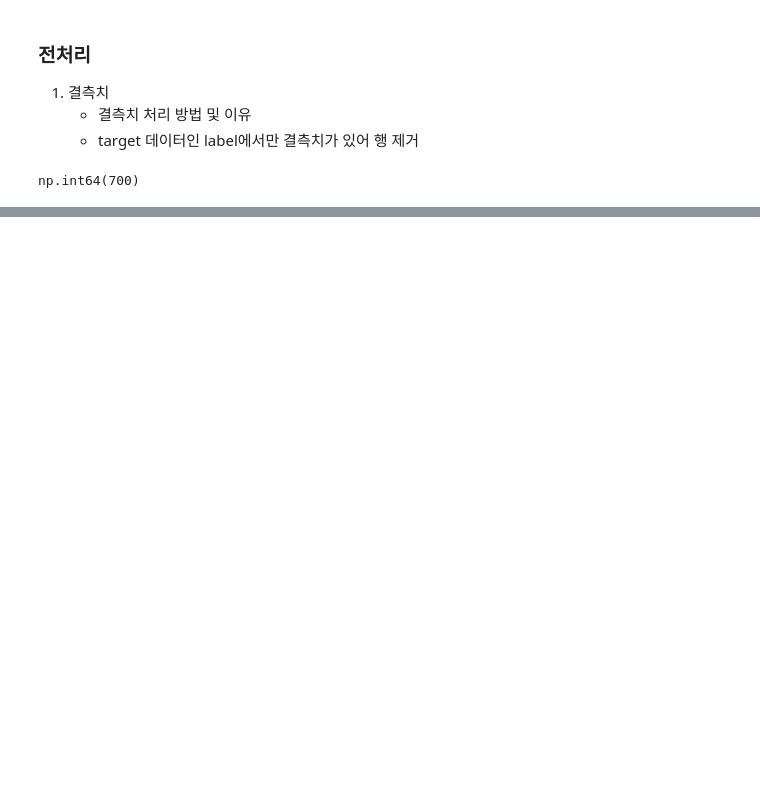
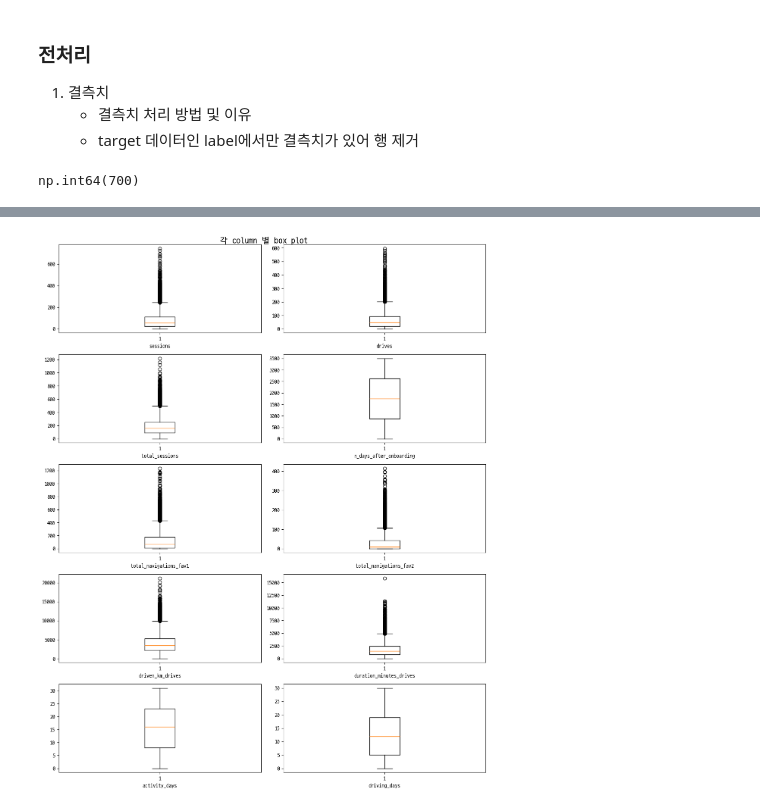
Before and after one commit to SKNETWORKS-FAMILY-AICAMP/SKN06-2nd-6Team, a Jupyter notebook: preprocess.ipynb, the cells around one changed output, grey strips where cells are left out. Drawn from its saved outputs; the diff is of its cells as text; code cells hidden in the pictures; blank space fills up the shorter version.

```diff
--- a/preprocess.ipynb
+++ b/preprocess.ipynb
@@ -225,0 +236,4 @@ for i, col in enumerate(columns):
+# %%
+visual.box_plot()
+# %% [output]
+[figure, added]
```
Also changed, not shown: parts of 18 cells of this notebook, 3 other files.
